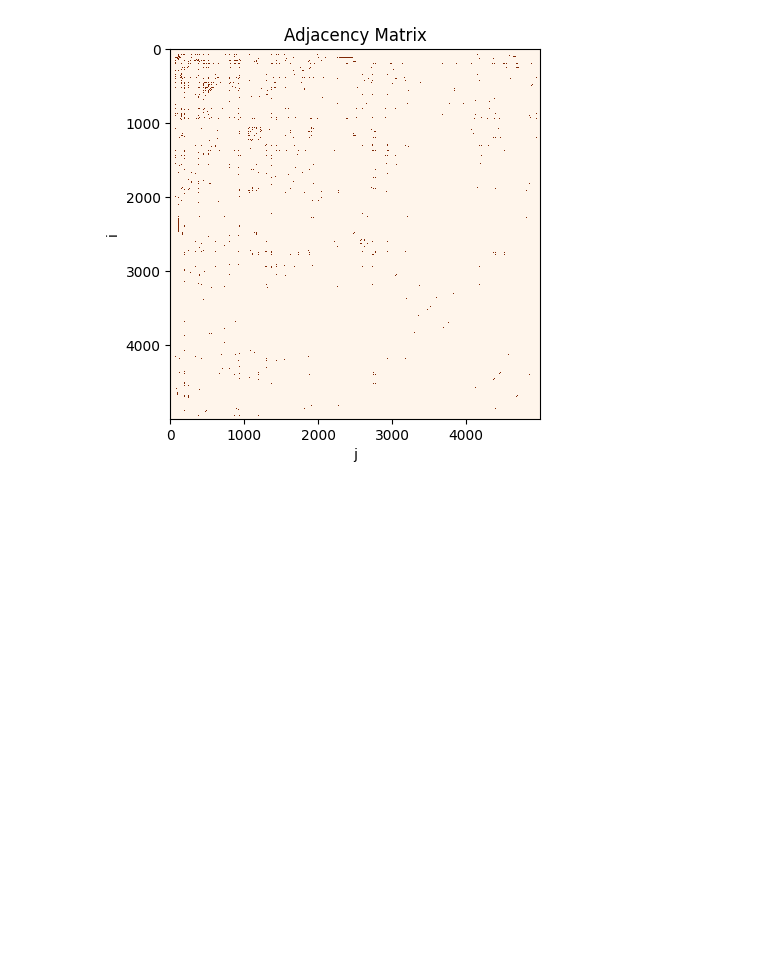
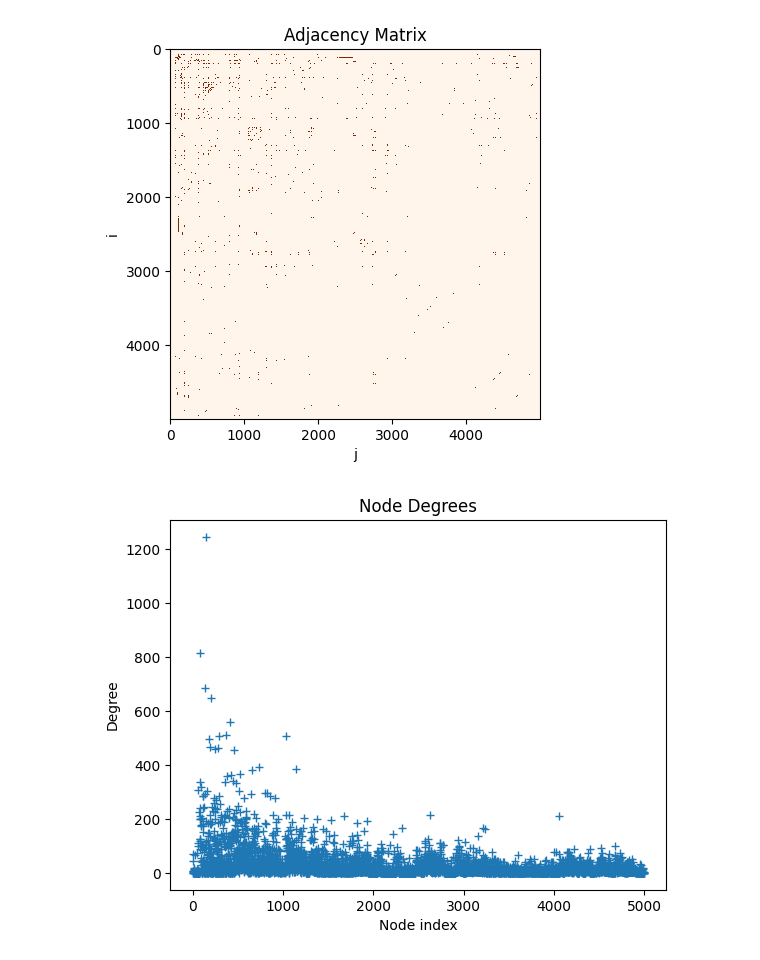
Before and after one commit to musel25/graph-learning, a Jupyter notebook: lab1/professors-code.ipynb, the cells around one changed output. Cells and saved outputs as stored; diff of their text form; code cells hidden in the pictures; blank space fills up the shorter version.

```diff
--- a/lab1/professors-code.ipynb
+++ b/lab1/professors-code.ipynb
@@ -57,3 +57,13 @@ ax.set_ylabel("i")
 plt.show()
 # %% [output]
 [figure]
+# %%
+degrees = A.sum(axis=1)
+plt.figure()
+plt.plot(degrees,'+')
+plt.xlabel("Node index")
+plt.ylabel("Degree")
+plt.title("Node Degrees")
+plt.show()
+# %% [output]
+[figure, added]
```
Also changed, not shown: parts of 1 cell of this notebook, 1 other file.
